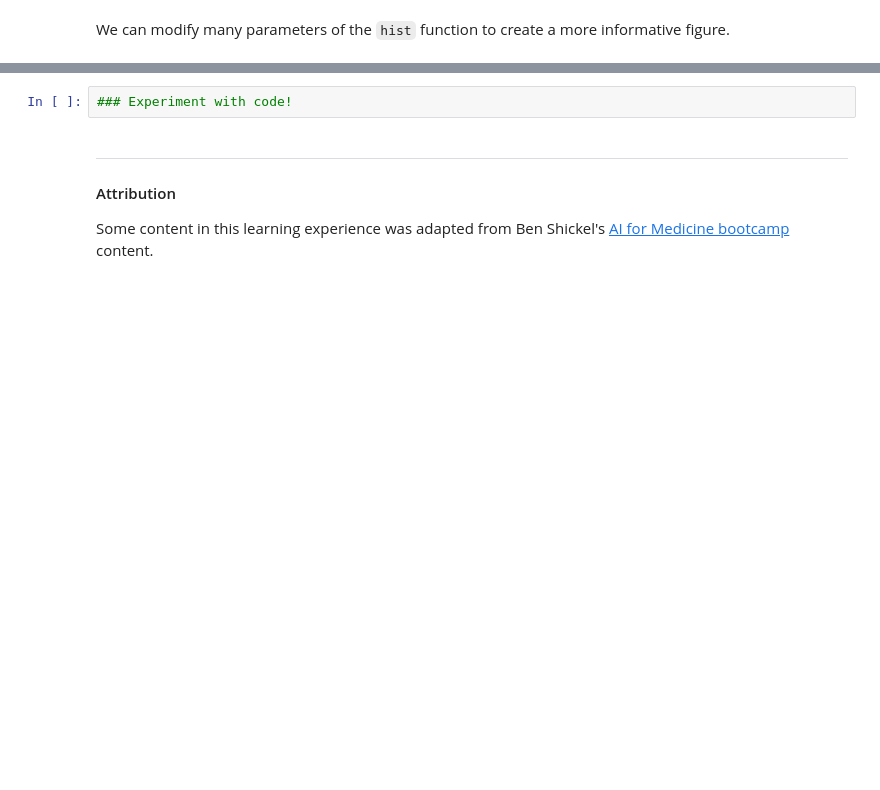
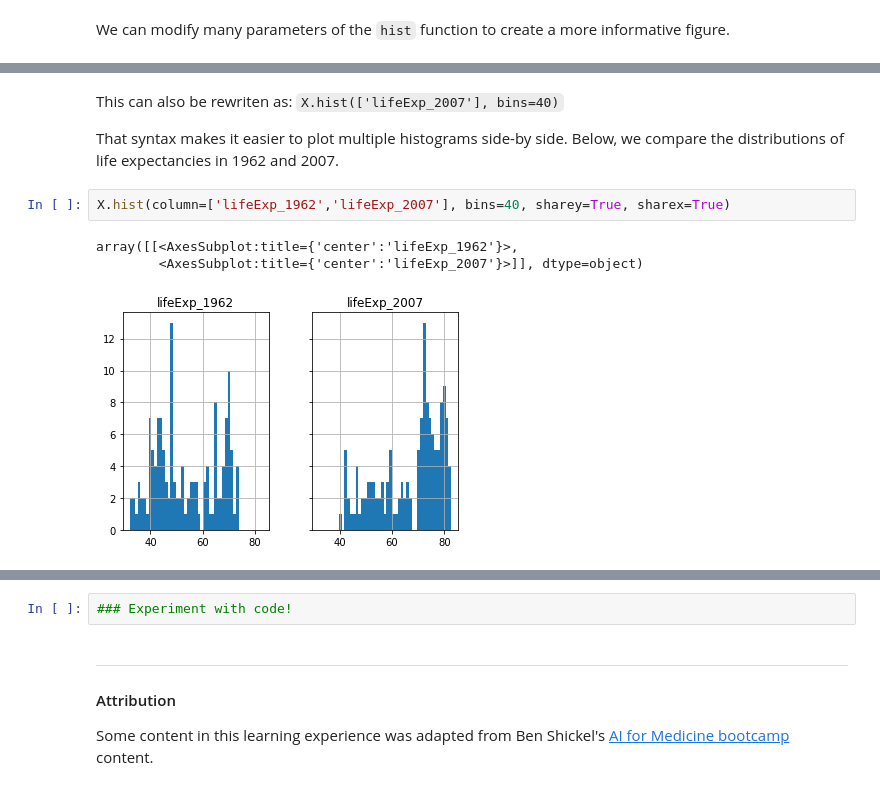
Before and after one commit to PracticumAI/python-for-ai, a Jupyter notebook: 02_data_analysis_pandas.ipynb, the cells around one changed output, grey strips where cells are left out. Drawn from its saved outputs; the diff is of its cells as text; blank space fills up the shorter version.

```diff
--- a/02_data_analysis_pandas.ipynb
+++ b/02_data_analysis_pandas.ipynb
@@ -383,2 +606,12 @@ X['bmi'].hist(bins=40)
+# %% [markdown]
+This can also be rewriten as: `X.hist(['lifeExp_2007'], bins=40)`
+
+That syntax makes it easier to plot multiple histograms side-by side. Below, we compare the distributions of life expectancies in 1962 and 2007.
+# %%
+X.hist(column=['lifeExp_1962','lifeExp_2007'], bins=40, sharey=True, sharex=True)
+# %% [output]
+array([[<AxesSubplot:title={'center':'lifeExp_1962'}>,
+        <AxesSubplot:title={'center':'lifeExp_2007'}>]], dtype=object)
+[figure, added]
 # %% [markdown]
 #### ![Exercise icon](images/example_icon.png)
```
Also changed, not shown: parts of 69 cells of this notebook.
